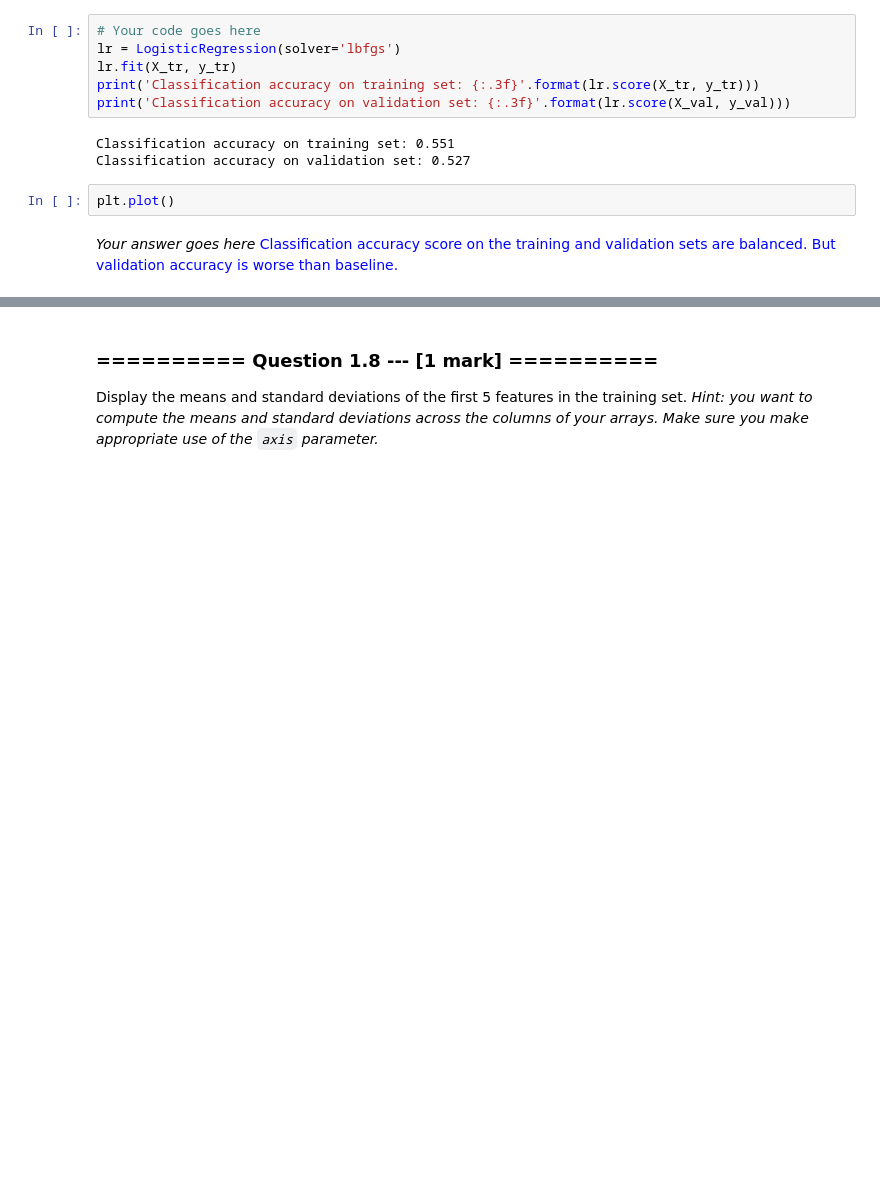
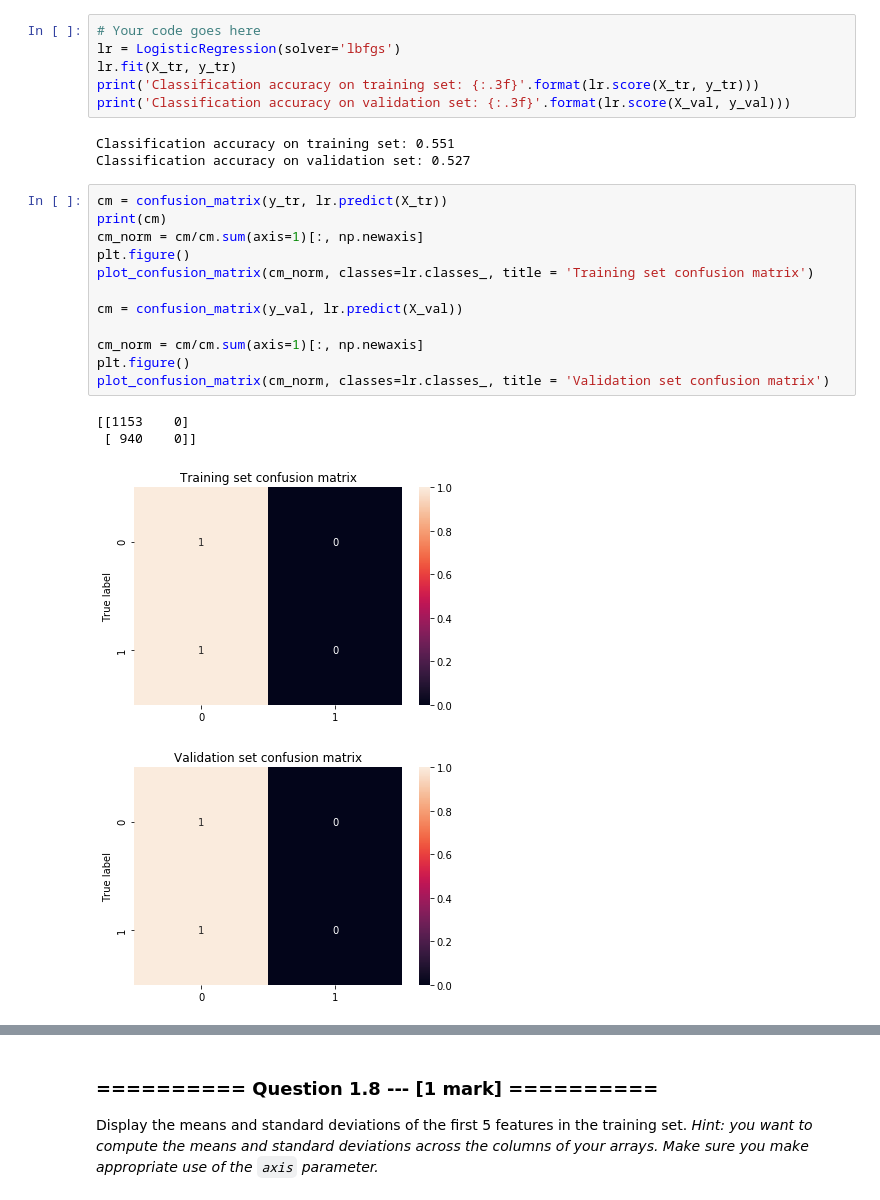
Before and after one commit to ShootingSpace/Machine-learning-practical-with-scikit-learn, a Jupyter notebook: 07_Assignment_3.ipynb, the cells around one changed output, grey strips where cells are left out. Drawn from its saved outputs; the diff is of its cells as text; blank space fills up the shorter version.

```diff
--- a/07_Assignment_3.ipynb
+++ b/07_Assignment_3.ipynb
@@ -222,9 +223,20 @@ print('Classification accuracy on validation set: {:.3f}'.format(lr.score(X_val,
 # %% [output]
 Classification accuracy on training set: 0.551
 Classification accuracy on validation set: 0.527
-# %%
-plt.plot()
-# %% [markdown]
-*Your answer goes here*
-<font color='blue'>
-Classification accuracy score on the training and validation sets are balanced. But validation accuracy is worse than baseline.
+# %%
+cm = confusion_matrix(y_tr, lr.predict(X_tr))
+print(cm)
+cm_norm = cm/cm.sum(axis=1)[:, np.newaxis]
+plt.figure()
+plot_confusion_matrix(cm_norm, classes=lr.classes_, title = 'Training set confusion matrix')
+
+cm = confusion_matrix(y_val, lr.predict(X_val))
+
+cm_norm = cm/cm.sum(axis=1)[:, np.newaxis]
+plt.figure()
+plot_confusion_matrix(cm_norm, classes=lr.classes_, title = 'Validation set confusion matrix')
+# %% [output]
+[[1153    0]
+ [ 940    0]]
+[figure, added]
+[figure, added]
```
Also changed, not shown: parts of 21 cells of this notebook, 2 other files.
